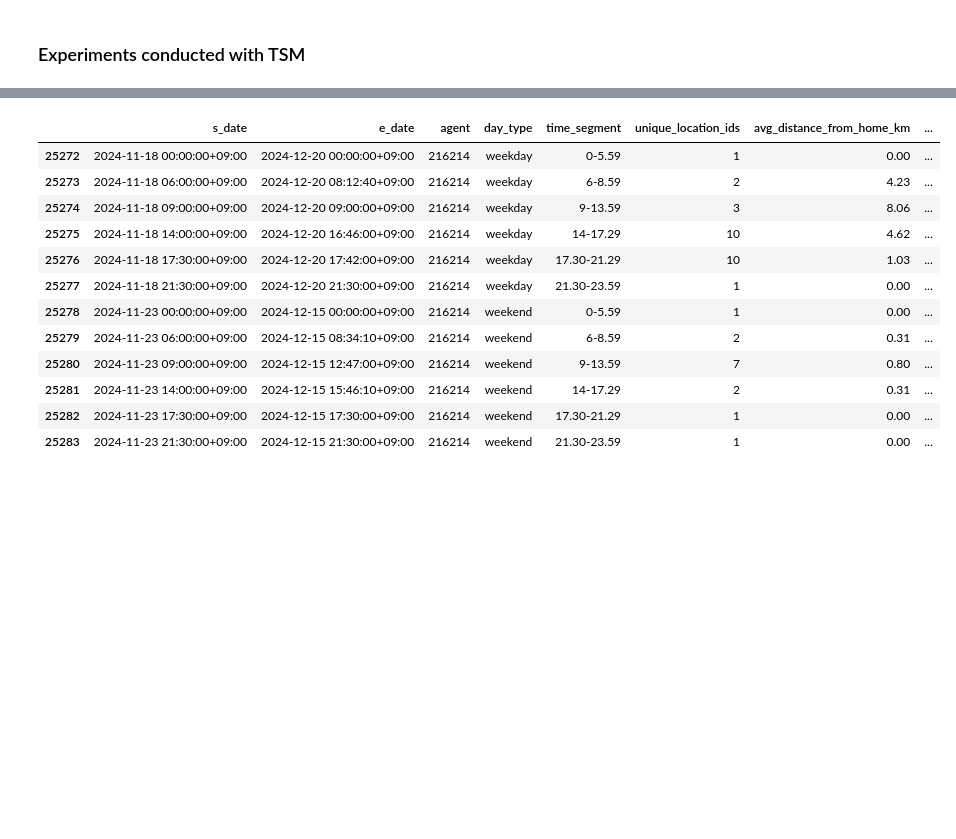
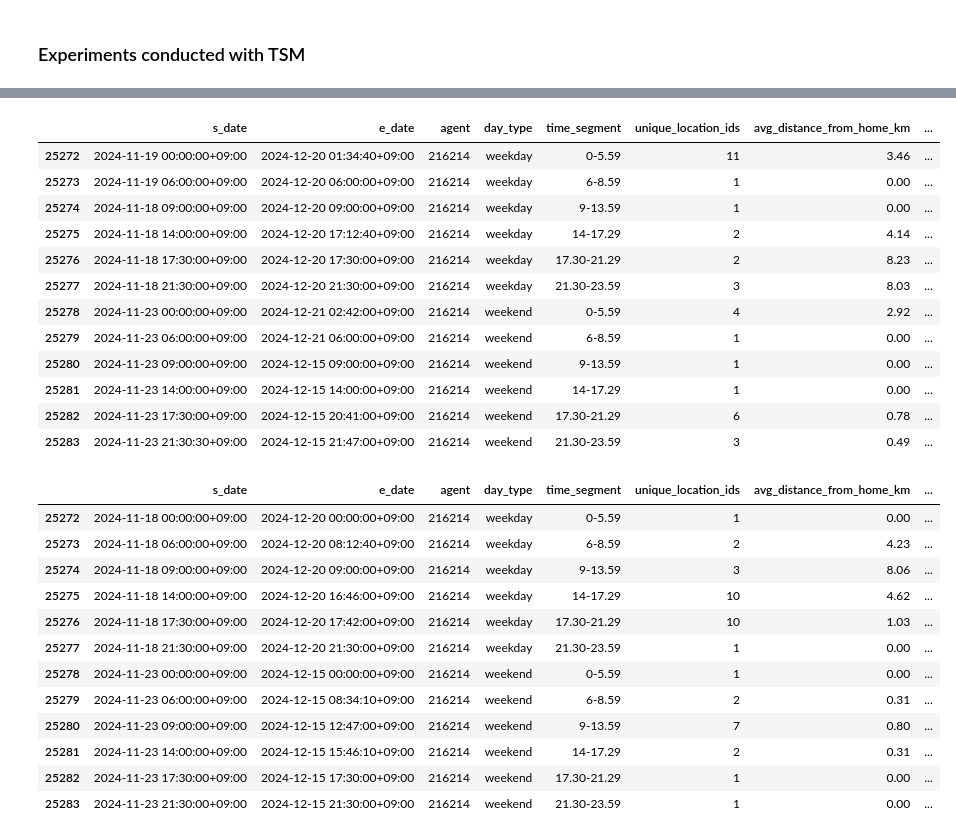
Before and after one commit to ChanukaRavishan/liad, a Jupyter notebook: tsm_experiments.ipynb, the cells around one changed output, grey strips where cells are left out. Saved outputs shown, nothing was run; the diff lists cells and outputs as text; code cells hidden in the pictures; blank space fills up the shorter version.

```diff
--- a/tsm_experiments.ipynb
+++ b/tsm_experiments.ipynb
@@ -255,3 +255,19 @@ train[train['agent'] == 216214]
+# %%
+test[test['agent'] == 216214]
+# %% [output]
+|  | s_date | e_date | agent | day_type | time_segment | unique_location_ids | avg_distance_from_home_km | ... |
+| 25272 | 2024-11-19 00:00:00+09:00 | 2024-12-20 01:34:40+09:00 | 216214 | weekday | 0-5.59 | 11 | 3.46 | ... |
+| 25273 | 2024-11-19 06:00:00+09:00 | 2024-12-20 06:00:00+09:00 | 216214 | weekday | 6-8.59 | 1 | 0.00 | ... |
+| 25274 | 2024-11-18 09:00:00+09:00 | 2024-12-20 09:00:00+09:00 | 216214 | weekday | 9-13.59 | 1 | 0.00 | ... |
+| 25275 | 2024-11-18 14:00:00+09:00 | 2024-12-20 17:12:40+09:00 | 216214 | weekday | 14-17.29 | 2 | 4.14 | ... |
+| 25276 | 2024-11-18 17:30:00+09:00 | 2024-12-20 17:30:00+09:00 | 216214 | weekday | 17.30-21.29 | 2 | 8.23 | ... |
+| 25277 | 2024-11-18 21:30:00+09:00 | 2024-12-20 21:30:00+09:00 | 216214 | weekday | 21.30-23.59 | 3 | 8.03 | ... |
+| 25278 | 2024-11-23 00:00:00+09:00 | 2024-12-21 02:42:00+09:00 | 216214 | weekend | 0-5.59 | 4 | 2.92 | ... |
+| 25279 | 2024-11-23 06:00:00+09:00 | 2024-12-21 06:00:00+09:00 | 216214 | weekend | 6-8.59 | 1 | 0.00 | ... |
+| 25280 | 2024-11-23 09:00:00+09:00 | 2024-12-15 09:00:00+09:00 | 216214 | weekend | 9-13.59 | 1 | 0.00 | ... |
+| 25281 | 2024-11-23 14:00:00+09:00 | 2024-12-15 14:00:00+09:00 | 216214 | weekend | 14-17.29 | 1 | 0.00 | ... |
+| 25282 | 2024-11-23 17:30:00+09:00 | 2024-12-15 20:41:00+09:00 | 216214 | weekend | 17.30-21.29 | 6 | 0.78 | ... |
+| 25283 | 2024-11-23 21:30:30+09:00 | 2024-12-15 21:47:00+09:00 | 216214 | weekend | 21.30-23.59 | 3 | 0.49 | ... |
 # %%
 test[test['agent'] == 216214]
 # %% [output]
```
Also changed, not shown: parts of 2 cells of this notebook, 5 other files.
